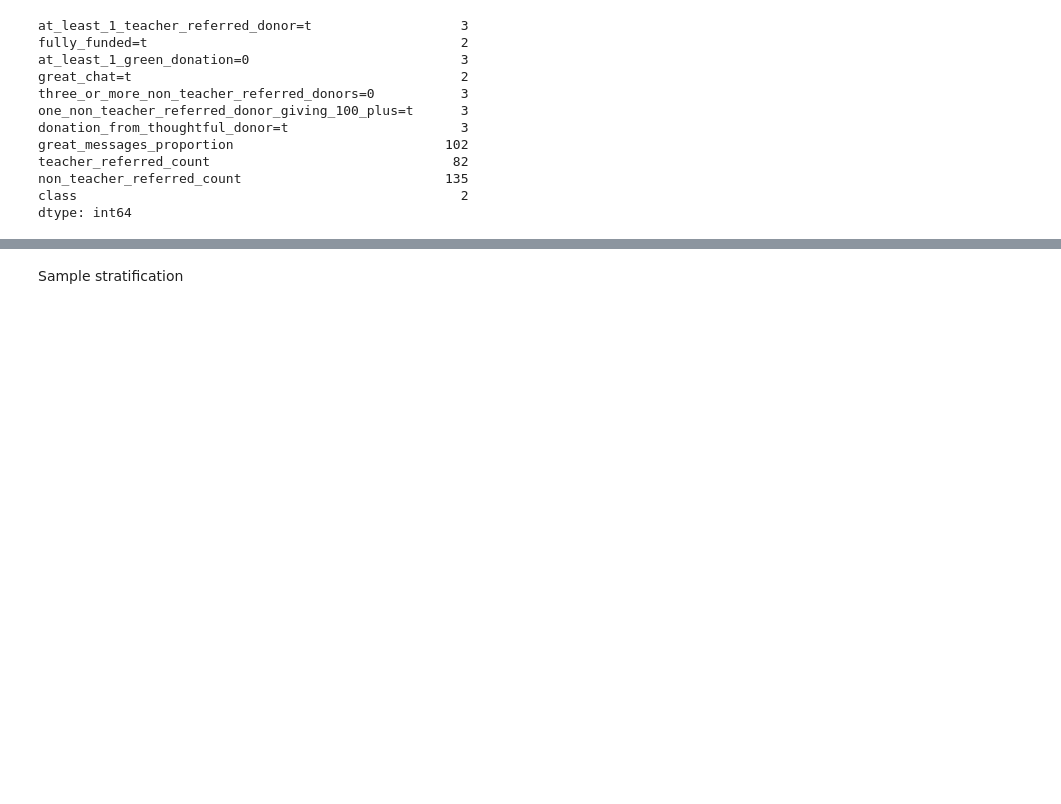
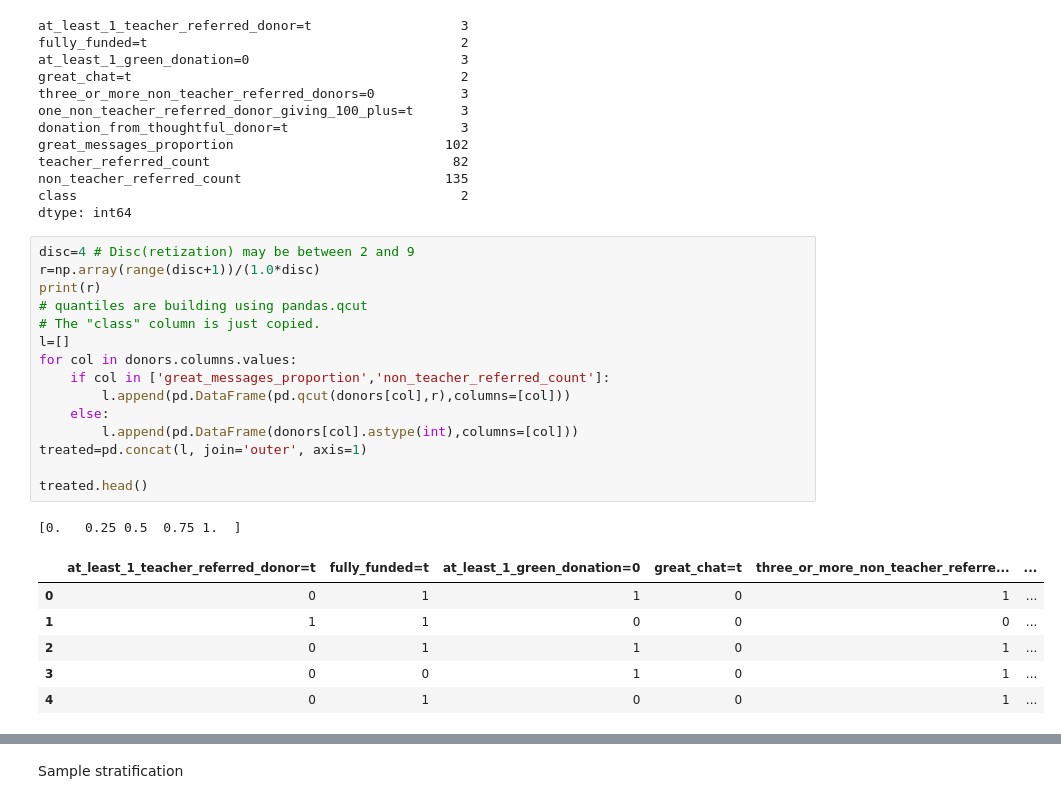
Before and after one commit to kpapdac/anomaly_detection, a Jupyter notebook: examples/anomaly_classifier.ipynb, the cells around one changed output, grey strips where cells are left out. Drawn from its saved outputs; the diff is of its cells as text; blank space fills up the shorter version.

```diff
--- a/examples/anomaly_classifier.ipynb
+++ b/examples/anomaly_classifier.ipynb
@@ -54,3 +59,26 @@ teacher_referred_count                               82
 non_teacher_referred_count                          135
 class                                                 2
 dtype: int64
+# %%
+disc=4 # Disc(retization) may be between 2 and 9
+r=np.array(range(disc+1))/(1.0*disc)
+print(r)
+# quantiles are building using pandas.qcut
+# The "class" column is just copied.
+l=[]
+for col in donors.columns.values:
+    if col in ['great_messages_proportion','non_teacher_referred_count']:
+        l.append(pd.DataFrame(pd.qcut(donors[col],r),columns=[col]))
+    else:
+        l.append(pd.DataFrame(donors[col].astype(int),columns=[col]))
+treated=pd.concat(l, join='outer', axis=1)
+
+treated.head()
+# %% [output]
+[0.   0.25 0.5  0.75 1.  ]
+|  | at_least_1_teacher_referred_donor=t | fully_funded=t | at_least_1_green_donation=0 | great_chat=t | three_or_more_non_teacher_referre... | ... |
+| 0 | 0 | 1 | 1 | 0 | 1 | ... |
+| 1 | 1 | 1 | 0 | 0 | 0 | ... |
+| 2 | 0 | 1 | 1 | 0 | 1 | ... |
+| 3 | 0 | 0 | 1 | 0 | 1 | ... |
+| 4 | 0 | 1 | 0 | 0 | 1 | ... |
```
Also changed, not shown: parts of 22 cells of this notebook, 2 other files.
